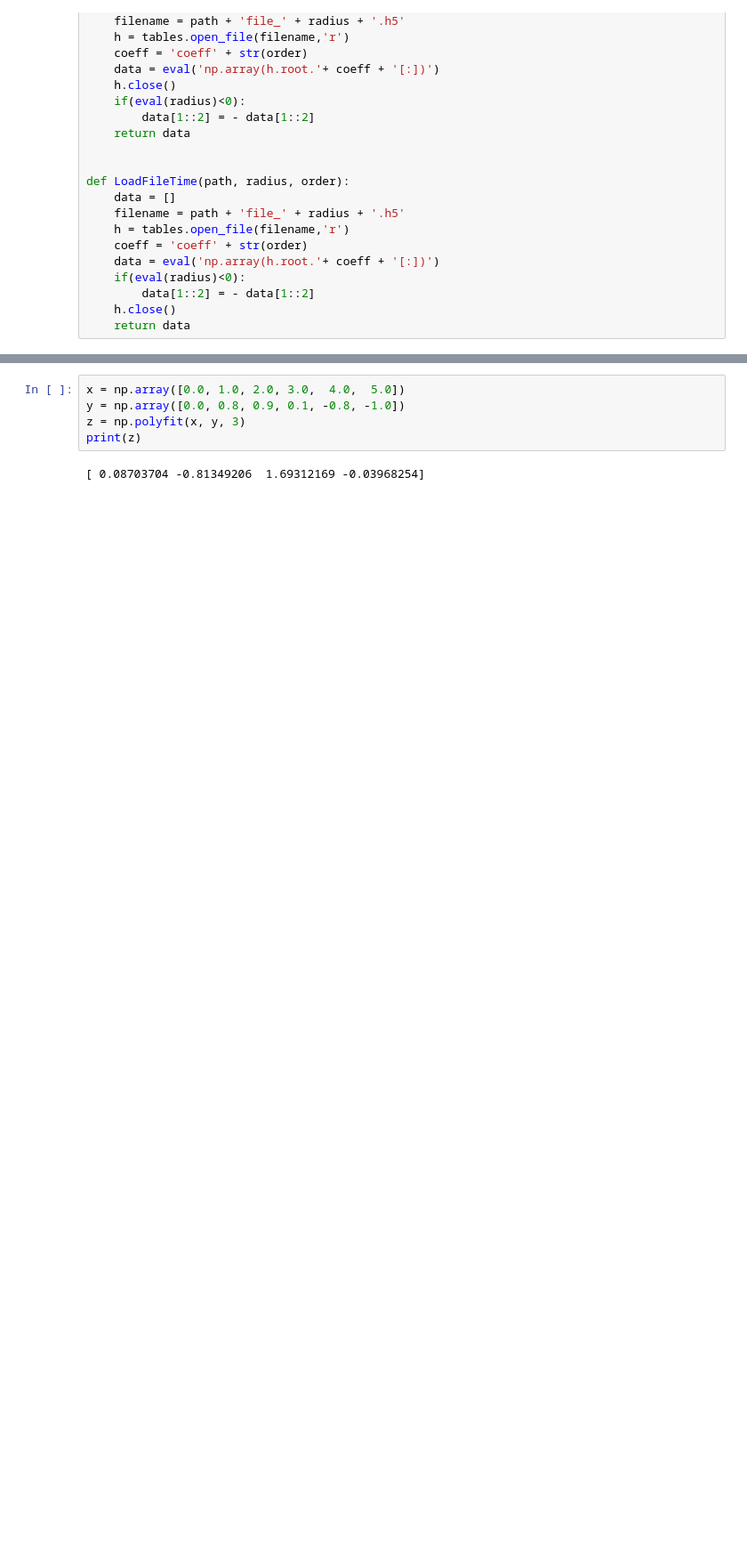
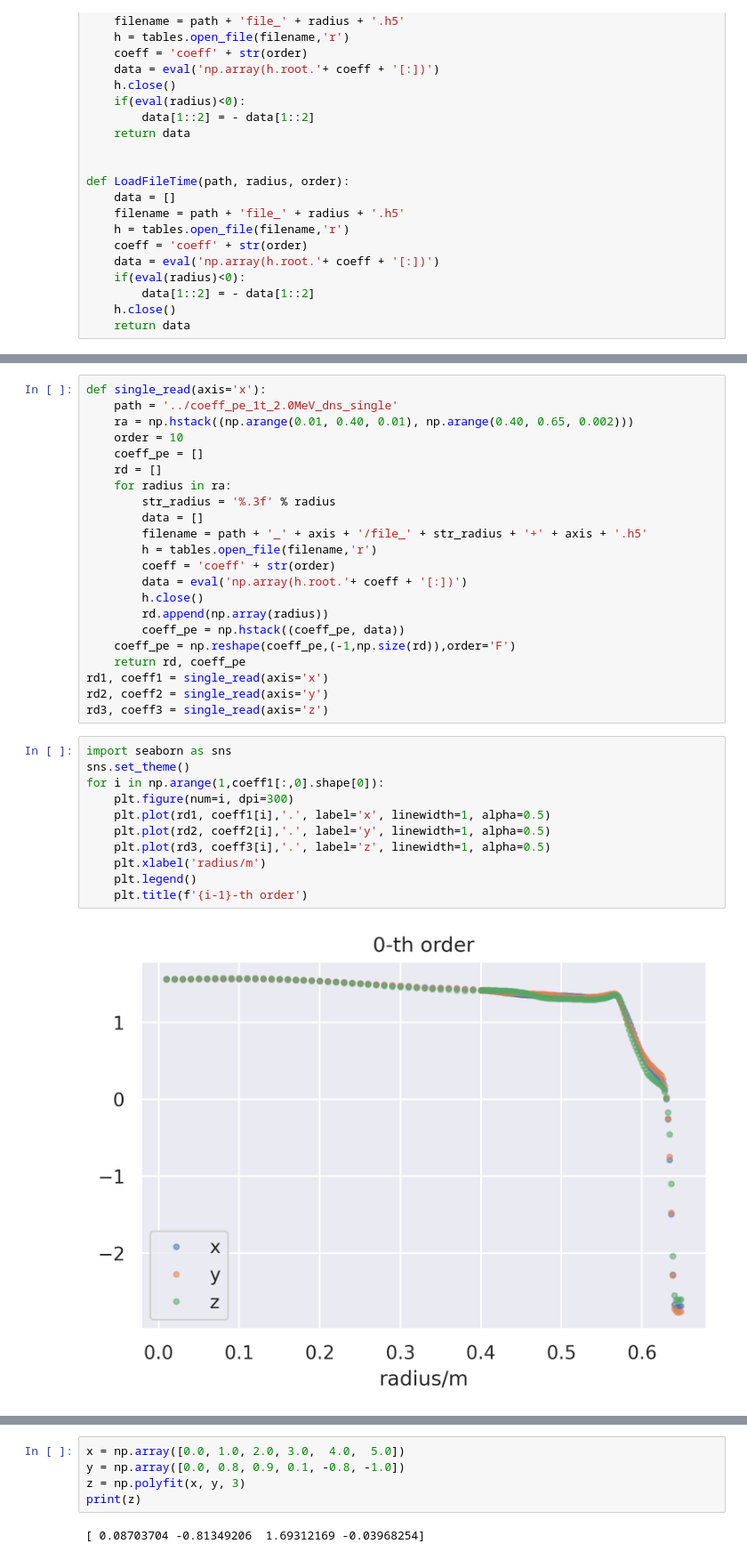
Before and after one commit to dw839566105/Recon1t, a Jupyter notebook: calib/Note/View_coeff.ipynb, the cells around one changed output, grey strips where cells are left out. Shown at 89% size. Saved outputs shown, nothing was run; the diff lists cells and outputs as text; blank space fills up the shorter version.

```diff
--- a/calib/Note/View_coeff.ipynb
+++ b/calib/Note/View_coeff.ipynb
@@ -168,0 +172,35 @@ for i in np.arange(np.size(coeff_pe[:,0])):
+# %%
+def single_read(axis='x'):
+    path = '../coeff_pe_1t_2.0MeV_dns_single'
+    ra = np.hstack((np.arange(0.01, 0.40, 0.01), np.arange(0.40, 0.65, 0.002)))
+    order = 10
+    coeff_pe = []
+    rd = []
+    for radius in ra:
+        str_radius = '%.3f' % radius
+        data = []
+        filename = path + '_' + axis + '/file_' + str_radius + '+' + axis + '.h5'
+        h = tables.open_file(filename,'r')
+        coeff = 'coeff' + str(order)
+        data = eval('np.array(h.root.'+ coeff + '[:])')
+        h.close()
+        rd.append(np.array(radius))
+        coeff_pe = np.hstack((coeff_pe, data))
+    coeff_pe = np.reshape(coeff_pe,(-1,np.size(rd)),order='F')
+    return rd, coeff_pe
+rd1, coeff1 = single_read(axis='x')
+rd2, coeff2 = single_read(axis='y')
+rd3, coeff3 = single_read(axis='z')
+# %%
+import seaborn as sns
+sns.set_theme()
+for i in np.arange(1,coeff1[:,0].shape[0]):
+    plt.figure(num=i, dpi=300)
+    plt.plot(rd1, coeff1[i],'.', label='x', linewidth=1, alpha=0.5)
+    plt.plot(rd2, coeff2[i],'.', label='y', linewidth=1, alpha=0.5)
+    plt.plot(rd3, coeff3[i],'.', label='z', linewidth=1, alpha=0.5)
+    plt.xlabel('radius/m')
+    plt.legend()
+    plt.title(f'{i-1}-th order')
+# %% [output]
+[figure, added]
```
Also changed, not shown: parts of 6 cells of this notebook, 34 other files.
